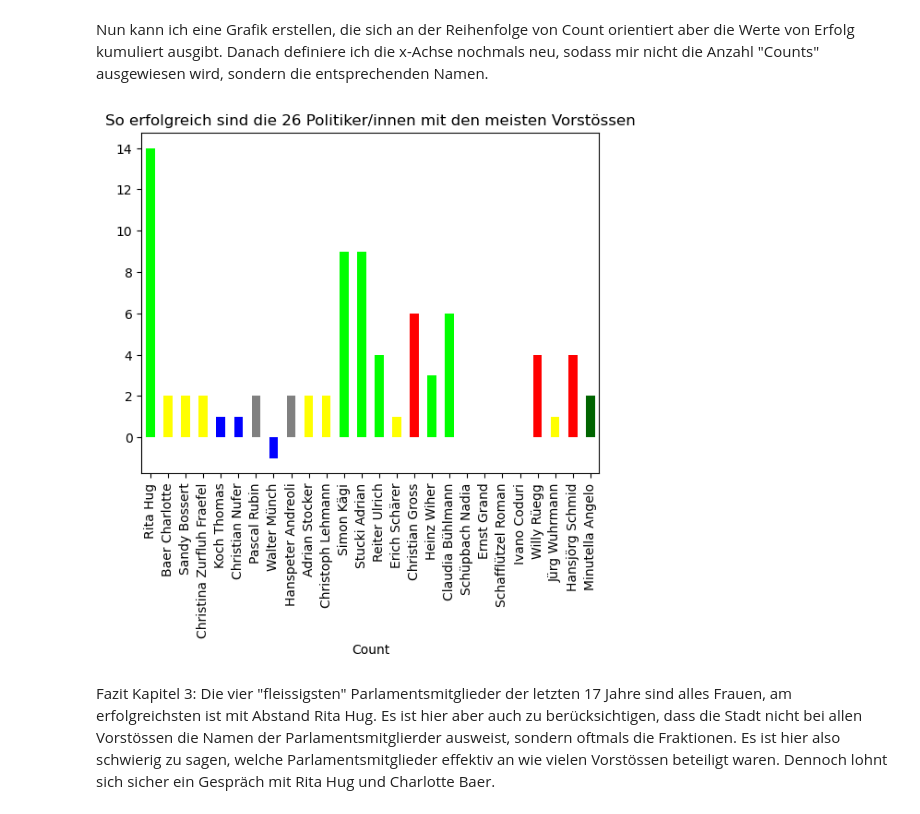
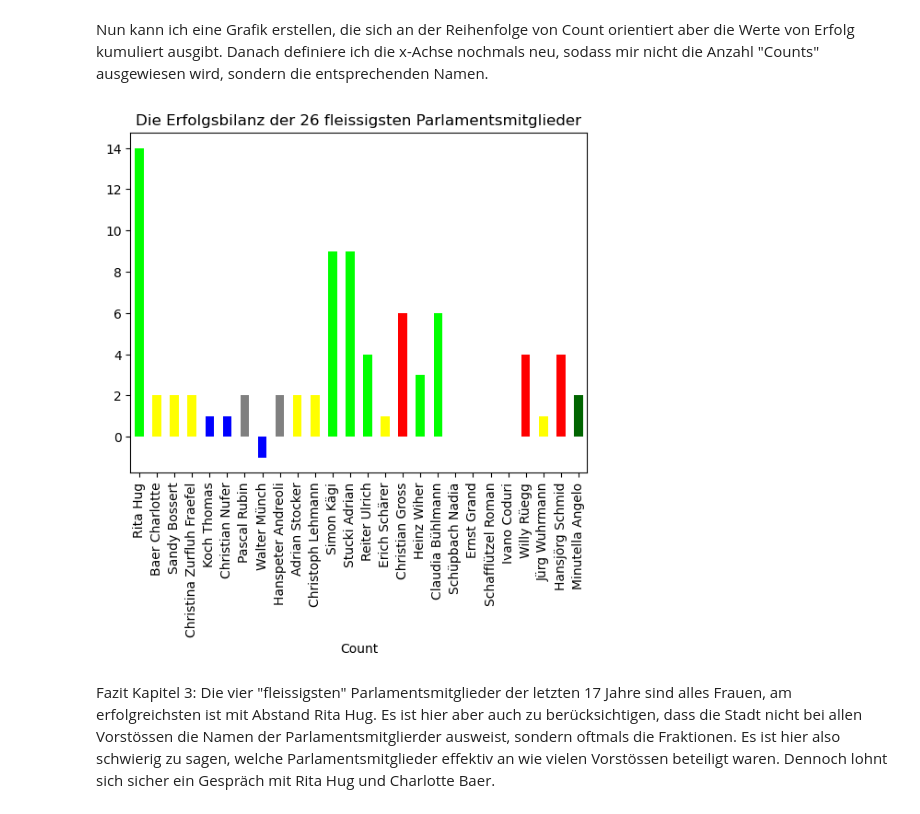
Before and after one commit to daniel-hitz/CAS_Abschlussarbeit_Daniel_Hitz, a Jupyter notebook: 2. Auswertung Wädenswil.ipynb, the cells around one changed output. Saved outputs shown, nothing was run; the diff lists cells and outputs as text; code cells hidden in the pictures.

```diff
--- a/2. Auswertung Wädenswil.ipynb
+++ b/2. Auswertung Wädenswil.ipynb
@@ -504,15 +504,15 @@ Nun kann ich eine Grafik erstellen, die sich an der Reihenfolge von Count orient
 # %%
 df_erfolg_final_sorted = df_erfolg_final.sort_values(by='Count', ascending=False).head(26)
 # Ich definiere Farben, Achse und Beschriftungen
 farben = [partei_farben[df_namen.loc[df_namen['Name'] == name, 'Partei'].iloc[0]] for name in df_erfolg_final_sorted['Name']]
 ax = df_erfolg_final_sorted.plot(kind='bar', color=farben, x='Count', y='Erfolg kumuliert', legend=False)
 
 ax.set_xticklabels(df_erfolg_final_sorted['Name'])
-ax.set_title('So erfolgreich sind die 26 Politiker/innen mit den meisten Vorstössen')
+ax.set_title('Die Erfolgsbilanz der 26 fleissigsten Parlamentsmitglieder')
 
 plt.show()
 # %% [output]
-[figure, old version]
+[figure, new version]
 # %% [markdown]
 Fazit Kapitel 3: Die vier "fleissigsten" Parlamentsmitglieder der letzten 17 Jahre sind alles Frauen, am erfolgreichsten ist mit Abstand Rita Hug. Es ist hier aber auch zu berücksichtigen, dass die Stadt nicht bei allen Vorstössen die Namen der Parlamentsmitglierder ausweist, sondern oftmals die Fraktionen. Es ist hier also schwierig zu sagen, welche Parlamentsmitglieder effektiv an wie vielen Vorstössen beteiligt waren. Dennoch lohnt sich sicher ein Gespräch mit Rita Hug und Charlotte Baer.
 # %% [markdown]
```
